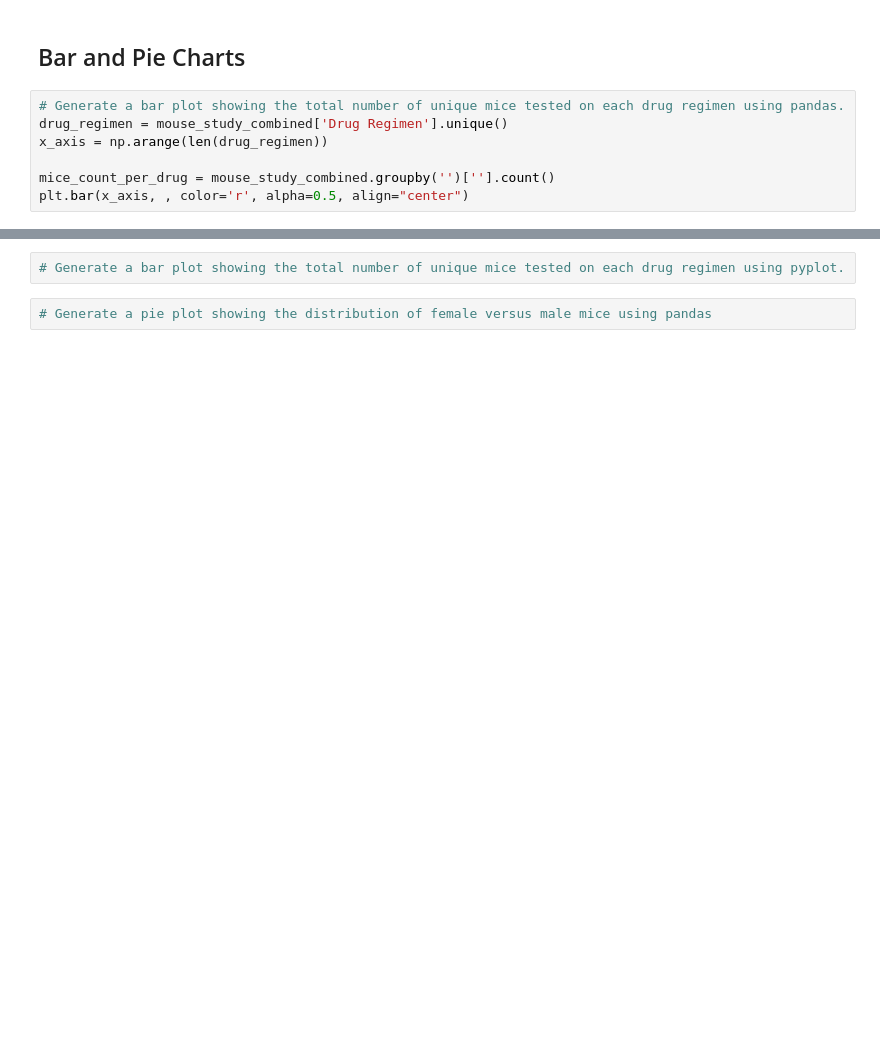
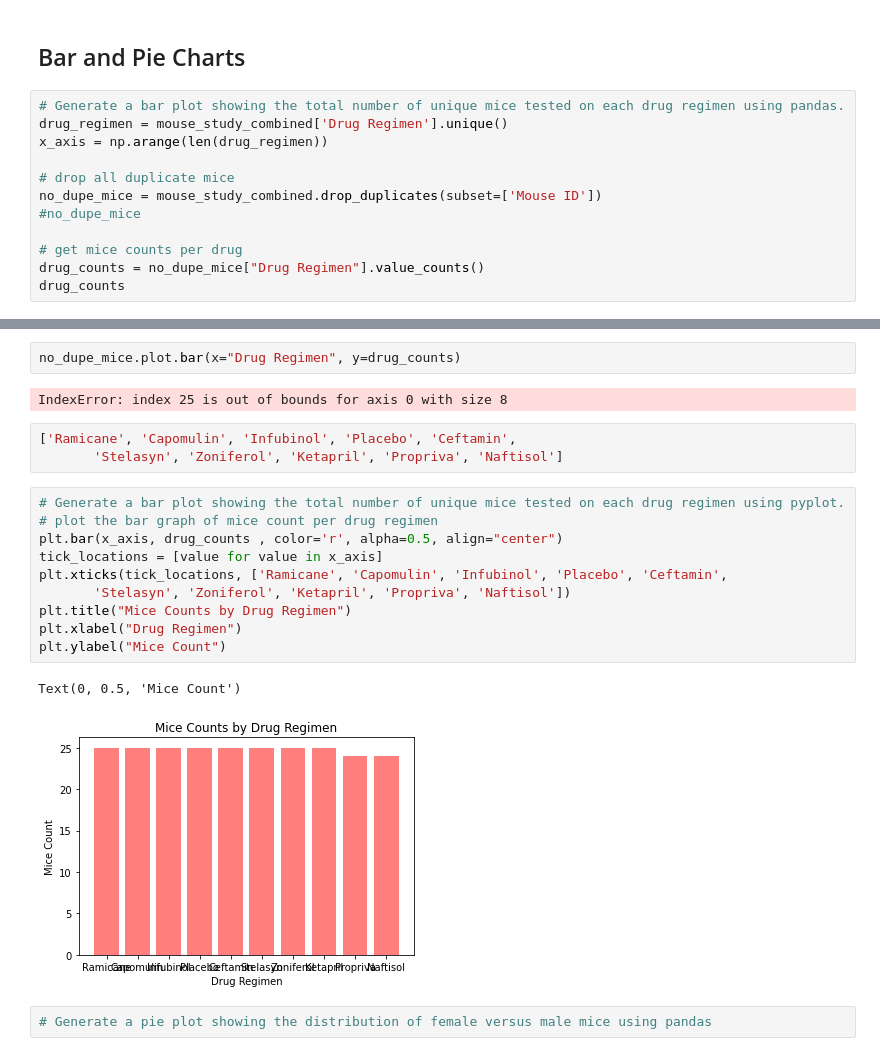
Before and after one commit to bleeclt/Pymaceuticals, a Jupyter notebook: pymaceuticals_starter.ipynb, the cells around one changed output, grey strips where cells are left out. Cells and saved outputs as stored; diff of their text form; blank space fills up the shorter version.

```diff
--- a/pymaceuticals_starter.ipynb
+++ b/pymaceuticals_starter.ipynb
@@ -218,5 +218,10 @@ drug_tumor_volume
 drug_regimen = mouse_study_combined['Drug Regimen'].unique()
 x_axis = np.arange(len(drug_regimen))
 
-mice_count_per_drug = mouse_study_combined.groupby('')[''].count()
-plt.bar(x_axis, , color='r', alpha=0.5, align="center")
+# drop all duplicate mice
+no_dupe_mice = mouse_study_combined.drop_duplicates(subset=['Mouse ID'])
+#no_dupe_mice
+
+# get mice counts per drug
+drug_counts = no_dupe_mice["Drug Regimen"].value_counts()
+drug_counts
@@ -223,5 +240,23 @@ plt.bar(x_axis, , color='r', alpha=0.5, align="center")
-# %%
-# Generate a bar plot showing the total number of unique mice tested on each drug regimen using pyplot.
+# %%
+no_dupe_mice.plot.bar(x="Drug Regimen", y=drug_counts)
+# %% [output]
+IndexError: index 25 is out of bounds for axis 0 with size 8
+# %%
+['Ramicane', 'Capomulin', 'Infubinol', 'Placebo', 'Ceftamin',
+       'Stelasyn', 'Zoniferol', 'Ketapril', 'Propriva', 'Naftisol']
+# %%
+# Generate a bar plot showing the total number of unique mice tested on each drug regimen using pyplot.
+# plot the bar graph of mice count per drug regimen
+plt.bar(x_axis, drug_counts , color='r', alpha=0.5, align="center")
+tick_locations = [value for value in x_axis]
+plt.xticks(tick_locations, ['Ramicane', 'Capomulin', 'Infubinol', 'Placebo', 'Ceftamin',
+       'Stelasyn', 'Zoniferol', 'Ketapril', 'Propriva', 'Naftisol'])
+plt.title("Mice Counts by Drug Regimen")
+plt.xlabel("Drug Regimen")
+plt.ylabel("Mice Count")
+# %% [output]
+Text(0, 0.5, 'Mice Count')
+[figure, added]
 # %%
 # Generate a pie plot showing the distribution of female versus male mice using pandas
 # %%
```
Also changed, not shown: parts of 4 cells of this notebook.
